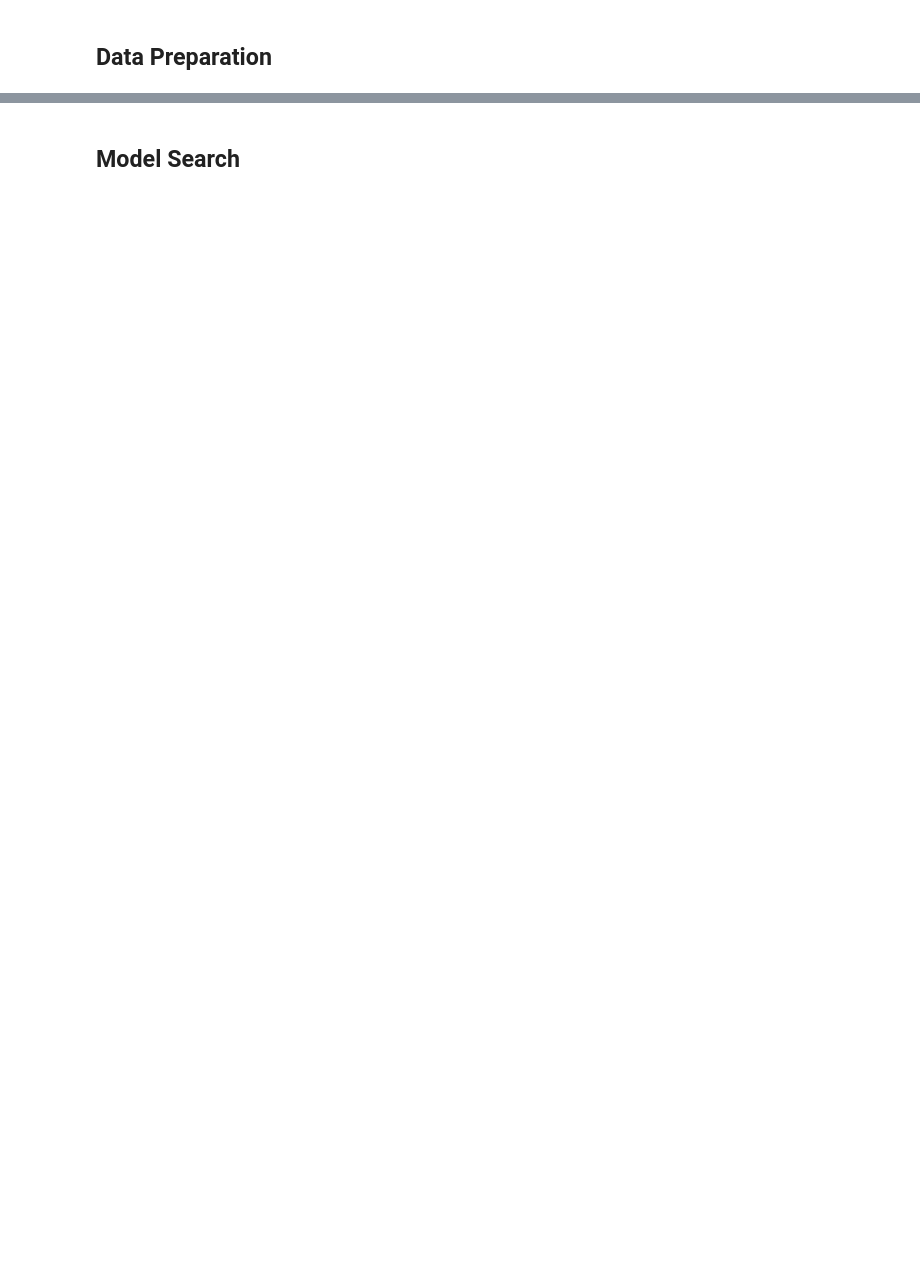
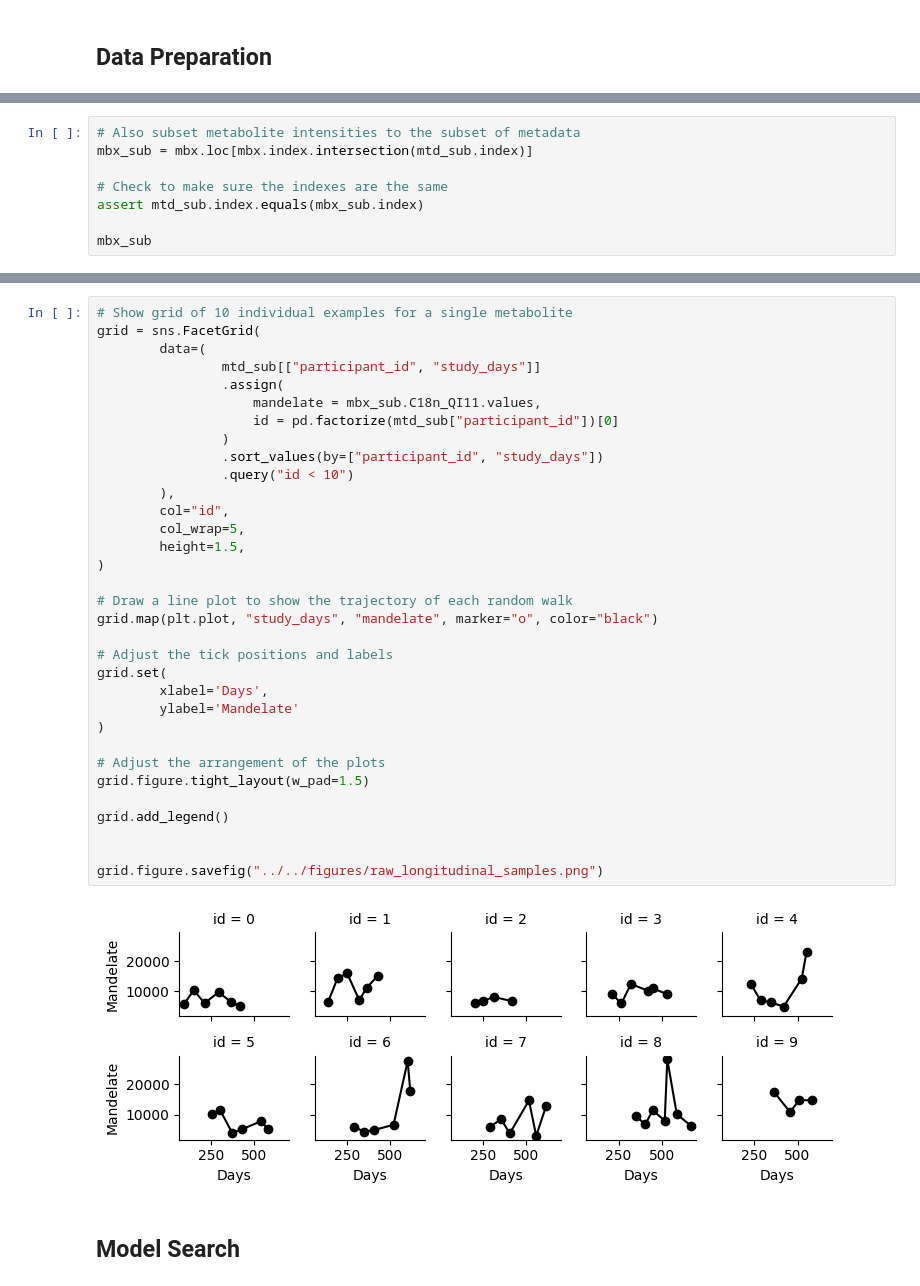
Before and after one commit to omicsEye/waveome, a Jupyter notebook: examples/iHMP/ihmp_waveome.ipynb, the cells around one changed output, grey strips where cells are left out. Saved outputs shown, nothing was run; the diff lists cells and outputs as text; blank space fills up the shorter version.

```diff
--- a/examples/iHMP/ihmp_waveome.ipynb
+++ b/examples/iHMP/ihmp_waveome.ipynb
@@ -152,0 +180,8 @@ mtd_sub
+# %%
+# Also subset metabolite intensities to the subset of metadata
+mbx_sub = mbx.loc[mbx.index.intersection(mtd_sub.index)]
+
+# Check to make sure the indexes are the same
+assert mtd_sub.index.equals(mbx_sub.index)
+
+mbx_sub
@@ -153,2 +203,37 @@ mtd_sub
+# %%
+# Show grid of 10 individual examples for a single metabolite
+grid = sns.FacetGrid(
+        data=(
+                mtd_sub[["participant_id", "study_days"]]
+                .assign(
+                    mandelate = mbx_sub.C18n_QI11.values,
+                    id = pd.factorize(mtd_sub["participant_id"])[0]
+                )
+                .sort_values(by=["participant_id", "study_days"])
+                .query("id < 10")
+        ),
+        col="id",
+        col_wrap=5,
+        height=1.5,
+)
+
+# Draw a line plot to show the trajectory of each random walk
+grid.map(plt.plot, "study_days", "mandelate", marker="o", color="black")
+
+# Adjust the tick positions and labels
+grid.set(
+        xlabel='Days',
+        ylabel='Mandelate'
+)
+
+# Adjust the arrangement of the plots
+grid.figure.tight_layout(w_pad=1.5)
+
+grid.add_legend()
+
+
+grid.figure.savefig("../../figures/raw_longitudinal_samples.png")
+# %% [output]
+[figure, added]
 # %% [markdown]
 ## Model Search
```
Also changed, not shown: parts of 29 cells of this notebook.
